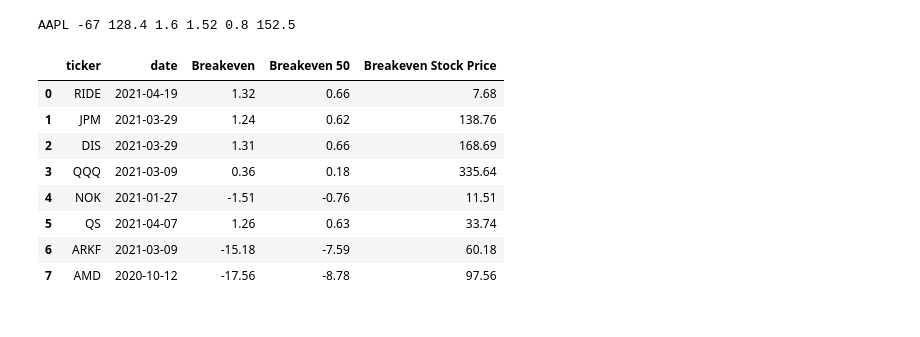
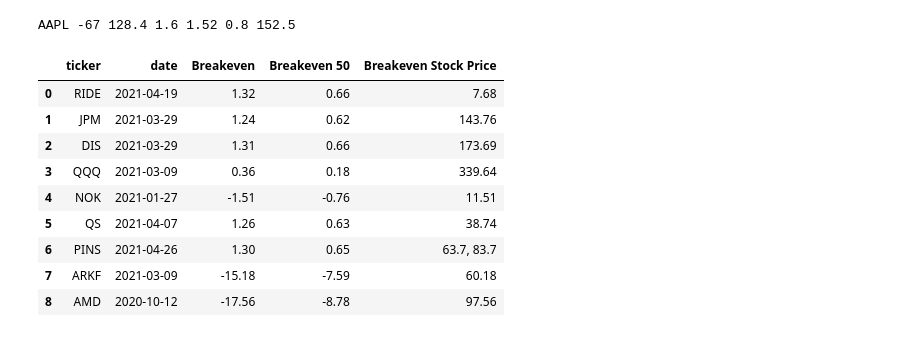
Before and after one commit to zachlim98/account-tracking, a Jupyter notebook: database.ipynb, the cells around one changed output. Cells and saved outputs as stored; diff of their text form; code cells hidden in the pictures.

Commit message:
Tidied up data table

```diff
--- a/database.ipynb
+++ b/database.ipynb
@@ -321,7 +321,7 @@ for i in data:
     pnl.append(i[1])
 # %%
 data2 = con.execute(f"""
-    SELECT ticker, date(entry_date), sum(trdprice), sum(cost), stk1, stk2 FROM TRADE_MAIN
+    SELECT ticker, date(entry_date), sum(trdprice), sum(cost), stk1, stk2, stk3, stk4, stk1_type FROM TRADE_MAIN
     GROUP BY trade_group_id
 """)
 
@@ -331,6 +331,8 @@ be_price = []
 cost = []
 stk1 = []
 stk2 = []
+stk3 = []
+stk4 = []
 be50 = []
 
 for i in data2:
@@ -340,7 +342,20 @@ for i in data2:
     be50.append(round(i[3]/100/2,2))
     stk1.append(i[4])
     stk2.append(i[5])
-    be_price.append(int(i[-2])-round(i[3]/100,2))
+    stk3.append(i[6])
+    stk4.append(i[7])
+    if (i[6] == None) and (i[8] == 1) and (i[5] != None):
+        be_price.append(round((min(i[4], i[5])-i[3]/100),2))
+    elif (i[6] == None) and (i[5] == None) and (i[8] == 0):
+        be_price.append(round(i[4]-i[3]/100,2))
+    elif (i[6] == None) and (i[5] == None) and (i[8] == 1):
+        be_price.append(round(i[4]-i[3]/100,2))
+    elif (i[6] == None) and (i[8] == 0) and (i[5] != None):
+        be_price.append(round((max(i[4], i[5])-i[3]/100),2))
+    elif (i[6] != None):
+        be_price.append(str(round((max(i[4], i[5])-i[3]/100),2))+", "+str(round((min(i[6], i[7])-i[3]/100),2)))
+    else:
+        be_price.append(i[8])
 
 trade_overview = pd.DataFrame({
     "ticker": ticker,
@@ -351,15 +366,18 @@ trade_overview = pd.DataFrame({
     # "Strike 2" : stk2,
     "Breakeven Stock Price" : be_price
 })
-# %%
-trade_overview
-# %% [output]
-|  | ticker | date | Breakeven | Breakeven 50 | Breakeven Stock Price |
-| 0 | RIDE | 2021-04-19 | 1.32 | 0.66 | 7.68 |
-| 1 | JPM | 2021-03-29 | 1.24 | 0.62 | 138.76 |
-| 2 | DIS | 2021-03-29 | 1.31 | 0.66 | 168.69 |
-| 3 | QQQ | 2021-03-09 | 0.36 | 0.18 | 335.64 |
-| 4 | NOK | 2021-01-27 | -1.51 | -0.76 | 11.51 |
-| 5 | QS | 2021-04-07 | 1.26 | 0.63 | 33.74 |
-| 6 | ARKF | 2021-03-09 | -15.18 | -7.59 | 60.18 |
-| 7 | AMD | 2020-10-12 | -17.56 | -8.78 | 97.56 |
+# %%
+be_price
+
+trade_overview
+# %% [output]
+|  | ticker | date | Breakeven | Breakeven 50 | Breakeven Stock Price |
+| 0 | RIDE | 2021-04-19 | 1.32 | 0.66 | 7.68 |
+| 1 | JPM | 2021-03-29 | 1.24 | 0.62 | 143.76 |
+| 2 | DIS | 2021-03-29 | 1.31 | 0.66 | 173.69 |
+| 3 | QQQ | 2021-03-09 | 0.36 | 0.18 | 339.64 |
+| 4 | NOK | 2021-01-27 | -1.51 | -0.76 | 11.51 |
+| 5 | QS | 2021-04-07 | 1.26 | 0.63 | 38.74 |
+| 6 | PINS | 2021-04-26 | 1.30 | 0.65 | 63.7, 83.7 |
+| 7 | ARKF | 2021-03-09 | -15.18 | -7.59 | 60.18 |
+| 8 | AMD | 2020-10-12 | -17.56 | -8.78 | 97.56 |
```
Also changed, not shown: parts of 2 cells of this notebook, 5 other files.
